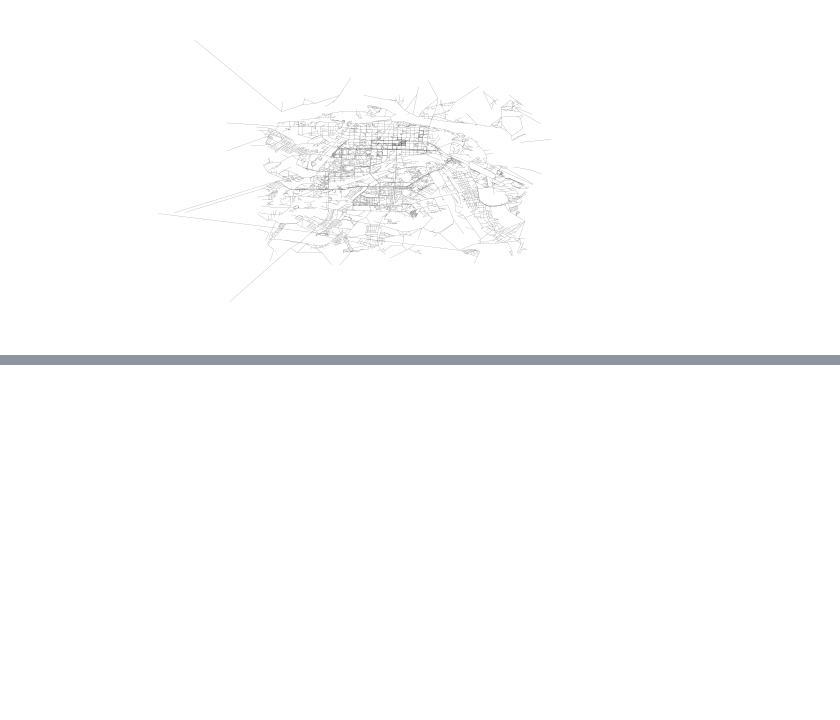
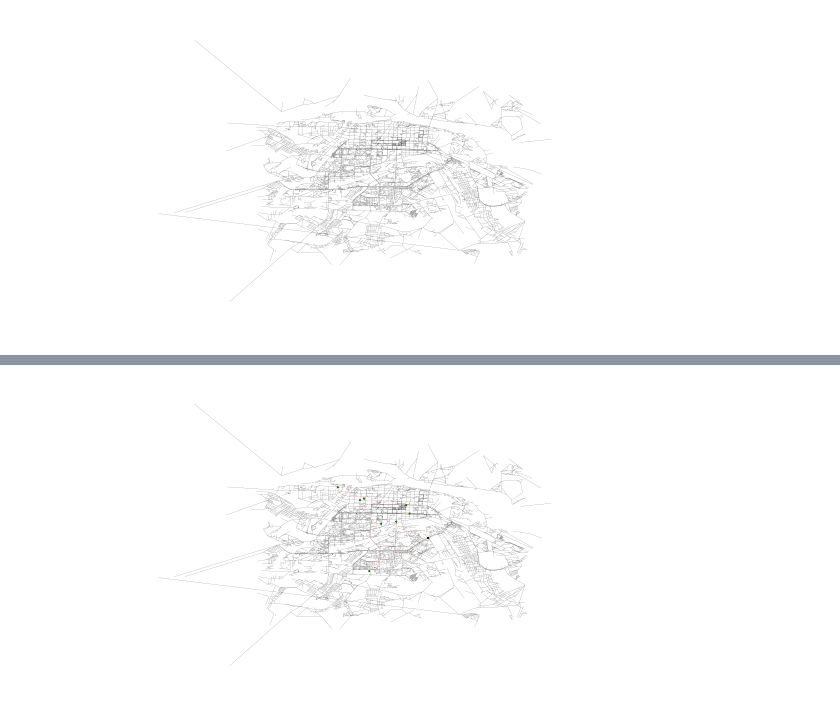
Before and after one commit to KVladimr/Graphs_project, a Jupyter notebook: Graphs.ipynb, the cells around one changed output, grey strips where cells are left out. Cells and saved outputs as stored; diff of their text form; code cells hidden in the pictures; blank space fills up the shorter version.

```diff
--- a/Graphs.ipynb
+++ b/Graphs.ipynb
@@ -61,0 +427,5 @@ plt.savefig("graph_Kirov.png", dpi=3000)
+# %%
+trs1 = simulated_annealing(G, '2429255625', hospitals)
+save_pdf(G, "simulated_annealing", trs1['order_dict'])
+# %% [output]
+[figure, added]
```
Also changed, not shown: parts of 13 cells of this notebook, 5 other files.
